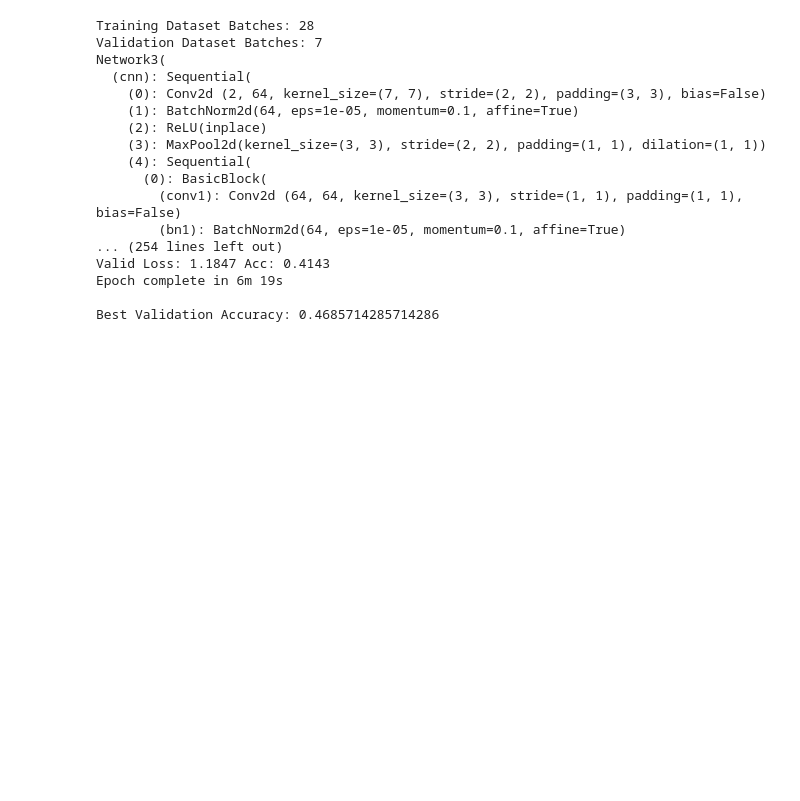
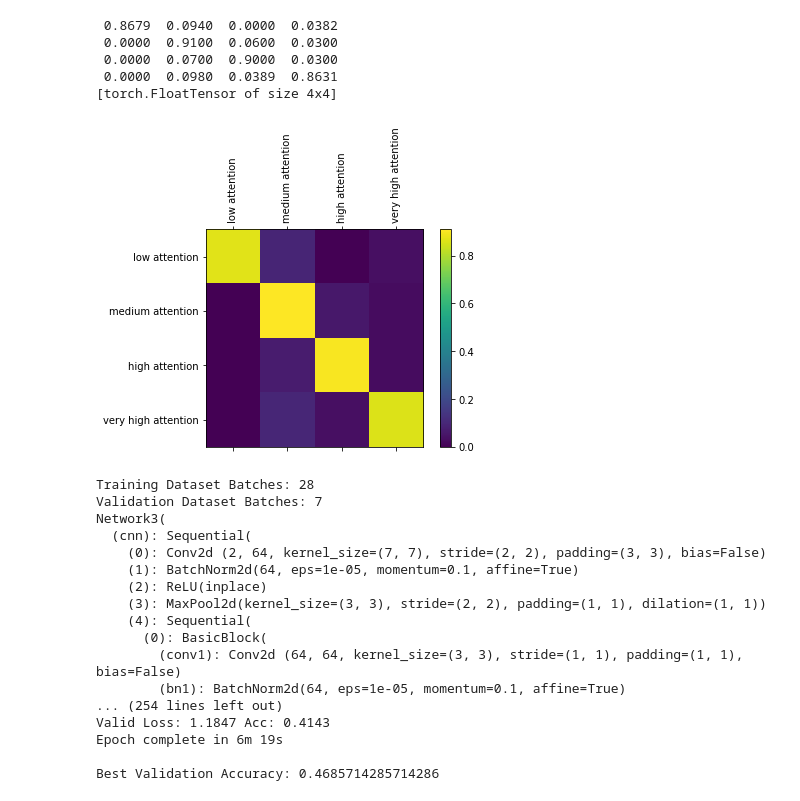
Before and after one commit to gcorcorann/ComputerRobotVision, a Jupyter notebook: src/ConfusionMatrix.ipynb, the cells around one changed output. Cells and saved outputs as stored; diff of their text form; code cells hidden in the pictures; blank space fills up the shorter version.

```diff
--- a/src/ConfusionMatrix.ipynb
+++ b/src/ConfusionMatrix.ipynb
@@ -7,3 +91,44 @@ from dataloader import get_loaders
+# %%
+print(confusion)
+confusion[0,0]=0.86785
+confusion[0,1] = 0.094
+confusion[0,3]=0.03815
+confusion[1,1]=0.91
+confusion[1,2] = 0.06
+confusion[1,3] = 0.03
+
+confusion[2,2] = 0.9
+confusion[2,1] = 0.07
+confusion[2,3] = 1-0.9-0.07
+confusion[3,3] = 0.8631
+confusion[3,1] = 0.098
+confusion[3,2] = 1-0.8631-0.098
+
+# Set up plot
+fig = plt.figure()
+ax = fig.add_subplot(111)
+cax = ax.matshow(confusion.numpy())
+fig.colorbar(cax)
+
+# Set up axes
+all_categories = ['low attention', 'medium attention', 'high attention', 'very high attention']
+ax.set_xticklabels([''] + all_categories, rotation=90)
+ax.set_yticklabels([''] + all_categories)
+
+# Force label at every tick
+ax.xaxis.set_major_locator(ticker.MultipleLocator(1))
+ax.yaxis.set_major_locator(ticker.MultipleLocator(1))
+
+# sphinx_gallery_thumbnail_number = 2
+plt.savefig('../outputs/conf.png')
+plt.show()
+# %% [output]
+ 0.8679  0.0940  0.0000  0.0382
+ 0.0000  0.9100  0.0600  0.0300
+ 0.0000  0.0700  0.9000  0.0300
+ 0.0000  0.0980  0.0389  0.8631
+[torch.FloatTensor of size 4x4]
+[figure, added]
 # %%
 import torch
 import torch.nn as nn
```
Also changed, not shown: parts of 2 cells of this notebook, 2 other files.
